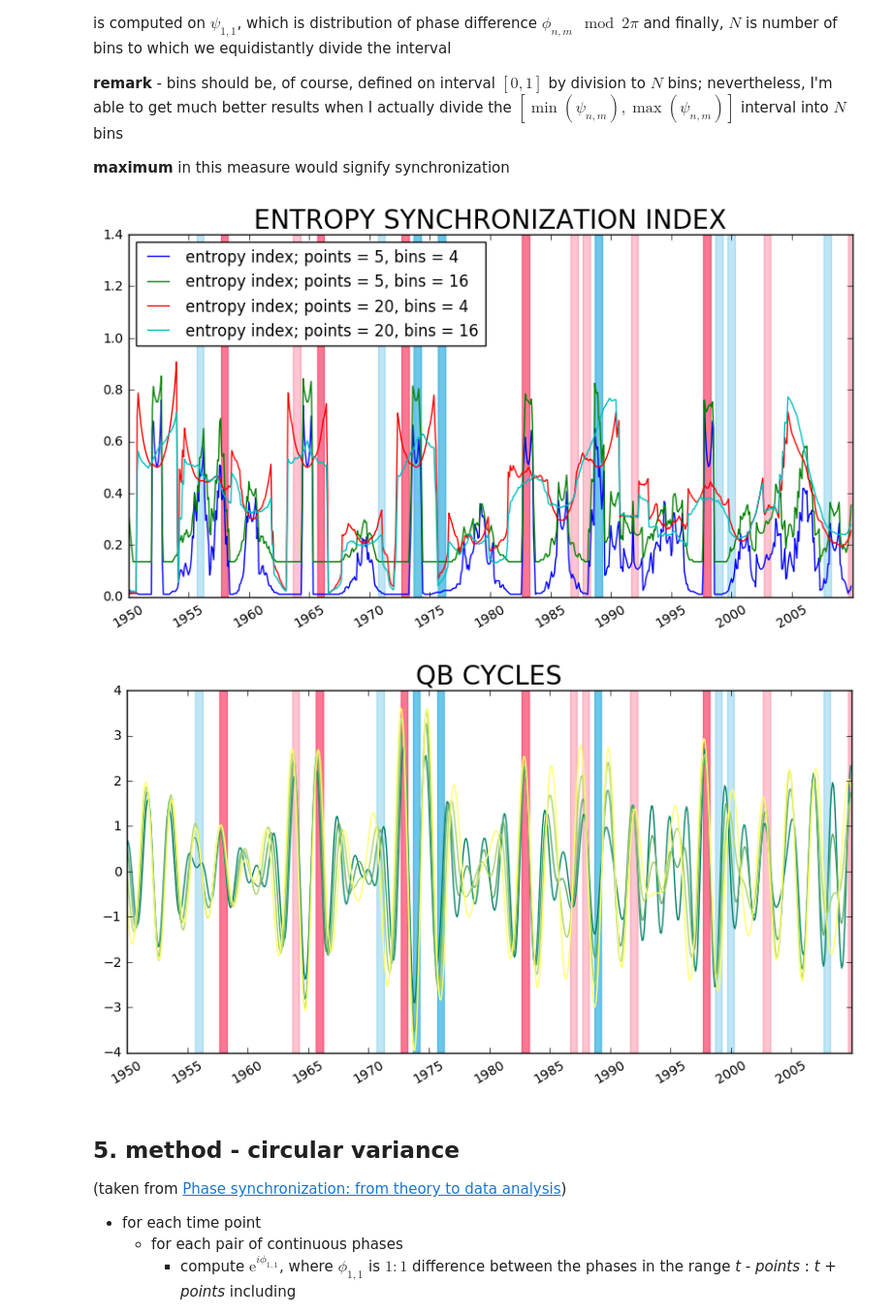
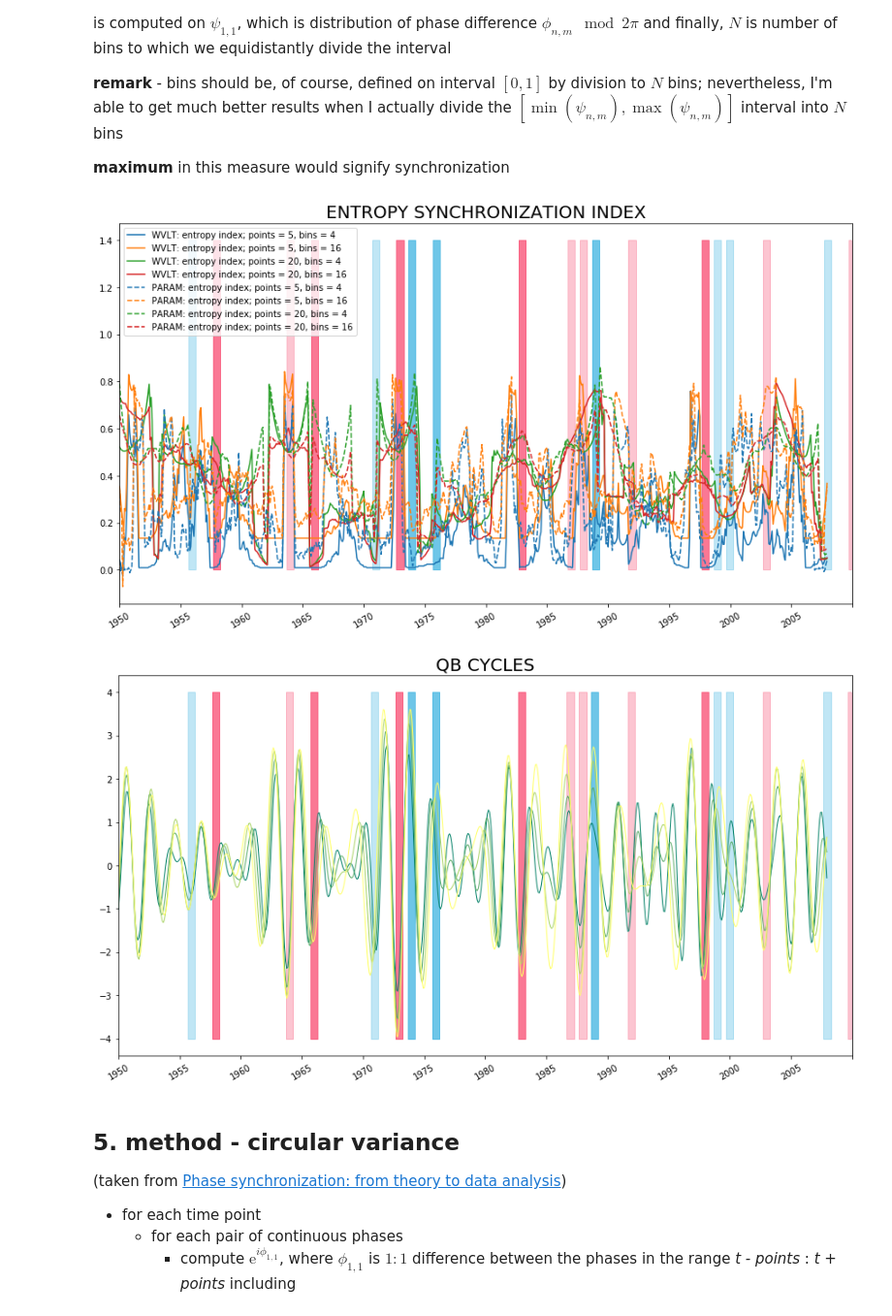
Before and after one commit to jajcayn/enso_QB, a Jupyter notebook: notebooks/QB index.ipynb, the cells around one changed output. Shown at 97% size. Saved outputs shown, nothing was run; the diff lists cells and outputs as text; code cells hidden in the pictures.

```diff
--- a/notebooks/QB index.ipynb
+++ b/notebooks/QB index.ipynb
@@ -155,12 +155,19 @@ diff1 = np.log(get_differences(cont_phases, 1))
 diff2 = np.log(get_differences(cont_phases, 5))
 diff3 = np.log(get_differences(cont_phases, 10))
 
+diff11 = np.log(get_differences(cont_param_phases, 1))
+diff12 = np.log(get_differences(cont_param_phases, 5))
+diff13 = np.log(get_differences(cont_param_phases, 10))
+
 # minima = argrelextrema(diff3, np.less, order = 5)[0]
 
-plt.figure(figsize=(10,5))
-plt.plot(diff1, label = "cont. diff.; points = 1")
-plt.plot(diff2, label = "cont. diff.; points = 5")
-plt.plot(diff3, label = "cont. diff.; points = 10")
+plt.figure(figsize=(15,8))
+p1, = plt.plot(diff1, label = "WVLT: cont. diff.; points = 1")
+p2, = plt.plot(diff2, label = "WVLT: cont. diff.; points = 5")
+p3, = plt.plot(diff3, label = "WVLT: cont. diff.; points = 10")
+plt.plot(diff11, '--', color = p1.get_color(), label = "PARAM: cont. diff.; points = 1")
+plt.plot(diff12, '--', color = p2.get_color(), label = "PARAM: cont. diff.; points = 5")
+plt.plot(diff13, '--', color = p3.get_color(), label = "PARAM: cont. diff.; points = 10")
 # for mi in minima:
 #     plt.axvline(mi, 0, 1, linewidth = 1, color = "red")
 # plt.ylim([0, 1.5])
@@ -171,7 +178,7 @@ plt.legend()
 plt.title("CONTINUOUS DIFFERENCES", size = 20)
 plt.show()
 
-plt.figure(figsize=(10,5))
+plt.figure(figsize=(15,8))
 for cyc, col in zip(cycles, colors):
     plt.plot(cyc, color = col, linewidth = 1)
 # for mi in minima:
@@ -183,9 +190,11 @@ plt.xticks(np.arange(0, enso.data.shape[0]+1, ((TO-FROM)/10)*12), np.arange(FROM
 plt.title("QB CYCLES", size = 20)
 plt.show()
 
-plt.figure(figsize=(10,5))
+plt.figure(figsize=(15,8))
 for ph, col in zip(cont_phases, colors):
     plt.plot(ph, color = col, linewidth = 1)
+for ph, col in zip(cont_param_phases, colors):
+    plt.plot(ph, '--', color = col, linewidth = 1)
 # for mi in minima:
 #     plt.axvline(mi, 0, 1, linewidth = 1, color = "red")
 plt.xlim([0, enso.data.shape[0]])
@@ -388,39 +417,49 @@ def get_entropy_synch_index(list_phases, points = 3, bins = 8):
 # %%
 diff1 = get_entropy_synch_index(cont_phases, points = 20, bins = 16)
 diff2 = get_entropy_synch_index(cont_phases, points = 5, bins = 4)
 diff3 = get_entropy_synch_index(cont_phases, points = 5, bins = 16)
 diff4 = get_entropy_synch_index(cont_phases, points = 20, bins = 4)
 
+diff11 = get_entropy_synch_index(cont_param_phases, points = 20, bins = 16)
+diff12 = get_entropy_synch_index(cont_param_phases, points = 5, bins = 4)
+diff13 = get_entropy_synch_index(cont_param_phases, points = 5, bins = 16)
+diff14 = get_entropy_synch_index(cont_param_phases, points = 20, bins = 4)
+
 # minima = argrelextrema(diff1, np.less)[0]
 
-plt.figure(figsize=(10,5))
-plt.plot(diff2, label = "entropy index; points = 5, bins = 4")
-plt.plot(diff3, label = "entropy index; points = 5, bins = 16")
-plt.plot(diff4, label = "entropy index; points = 20, bins = 4")
-plt.plot(diff1, label = "entropy index; points = 20, bins = 16")
+plt.figure(figsize=(15,8))
+p1, = plt.plot(diff2, label = "WVLT: entropy index; points = 5, bins = 4")
+p2, = plt.plot(diff3, label = "WVLT: entropy index; points = 5, bins = 16")
+p3, = plt.plot(diff4, label = "WVLT: entropy index; points = 20, bins = 4")
+p4, = plt.plot(diff1, label = "WVLT: entropy index; points = 20, bins = 16")
+
+plt.plot(diff12, '--', color = p1.get_color(), label = "PARAM: entropy index; points = 5, bins = 4")
+plt.plot(diff13, '--', color = p2.get_color(), label = "PARAM: entropy index; points = 5, bins = 16")
+plt.plot(diff14, '--', color = p3.get_color(), label = "PARAM: entropy index; points = 20, bins = 4")
+plt.plot(diff11, '--', color = p4.get_color(), label = "PARAM: entropy index; points = 20, bins = 16")
 plot_enso_episodes(0, 1.4)
 plt.xlim([0, enso.data.shape[0]])
 plt.xticks(np.arange(0, enso.data.shape[0]+1, ((TO-FROM)/10)*12), np.arange(FROM, TO+1, (TO-FROM)/10), rotation = 30)
 plt.legend(loc = "upper left")
 plt.title("ENTROPY SYNCHRONIZATION INDEX", size = 20)
 plt.show()
 
-plt.figure(figsize=(10,5))
+plt.figure(figsize=(15,8))
 for cyc, col in zip(cycles, colors):
     plt.plot(cyc, color = col, linewidth = 1)
 # plt.plot(enso.data, color = 'k', linewidth = 2)
 # plt.plot(enso_ann, color = 'red', linewidth = 1)
 # for mi in minima:
 #     if diff1[mi] < -1:
 #         plt.axvline(mi, 0, 1, linewidth = 1, color = "red")
 plot_enso_episodes(-4, 4)
 plt.xlim([0, enso.data.shape[0]])
 plt.xticks(np.arange(0, enso.data.shape[0]+1, ((TO-FROM)/10)*12), np.arange(FROM, TO+1, (TO-FROM)/10), rotation = 30)
 plt.title("QB CYCLES", size = 20)
 plt.show()
 # %% [output]
-[figure, old version]
+[figure, new version]
-[figure, old version]
+[figure, new version]
 # %% [markdown]
 ## 5. method - circular variance
 (taken from [Phase synchronization: from theory to data analysis](http://www.stat.physik.uni-potsdam.de/~mros/Moss_book.pdf))
```
Also changed, not shown: parts of 8 cells of this notebook.
